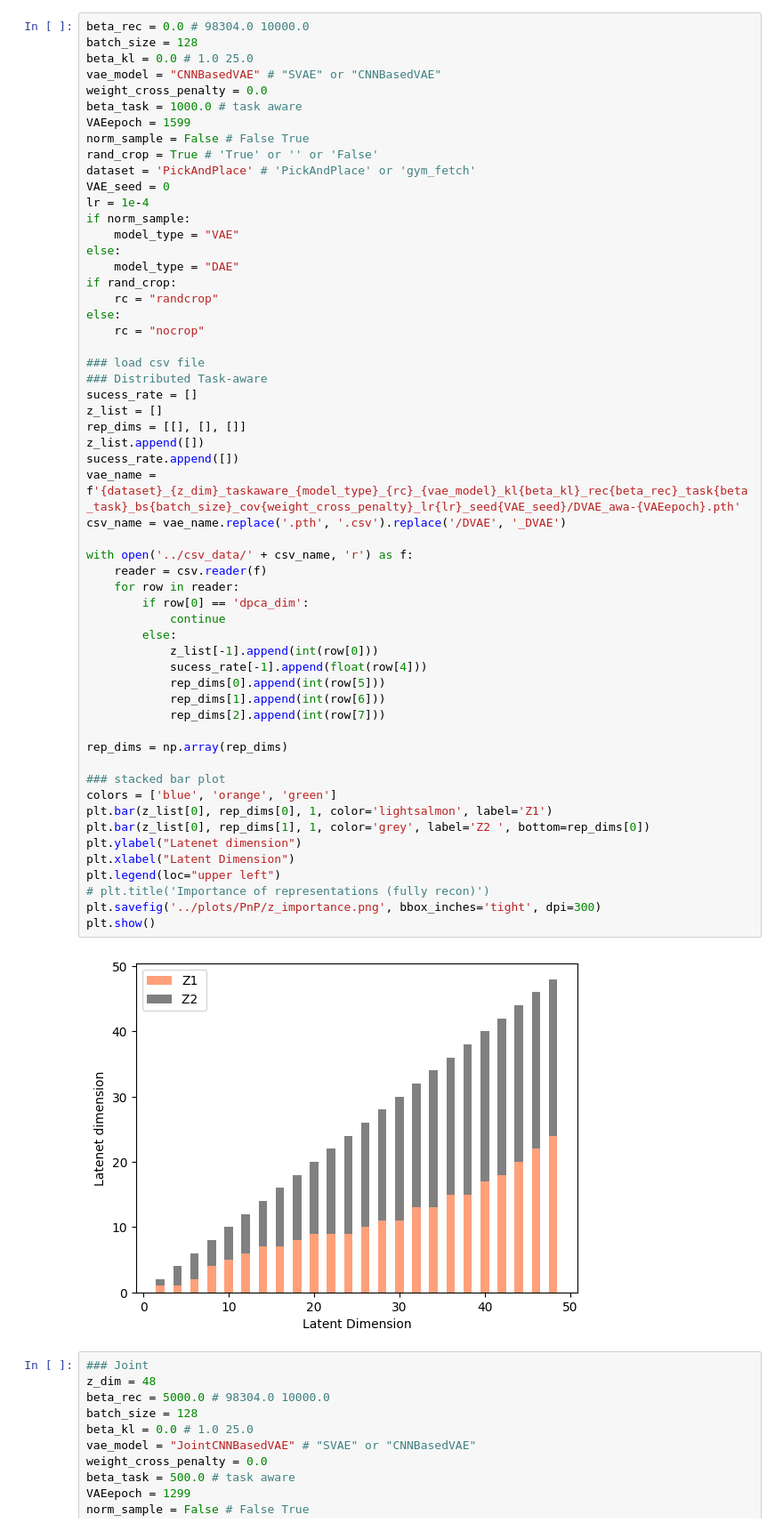
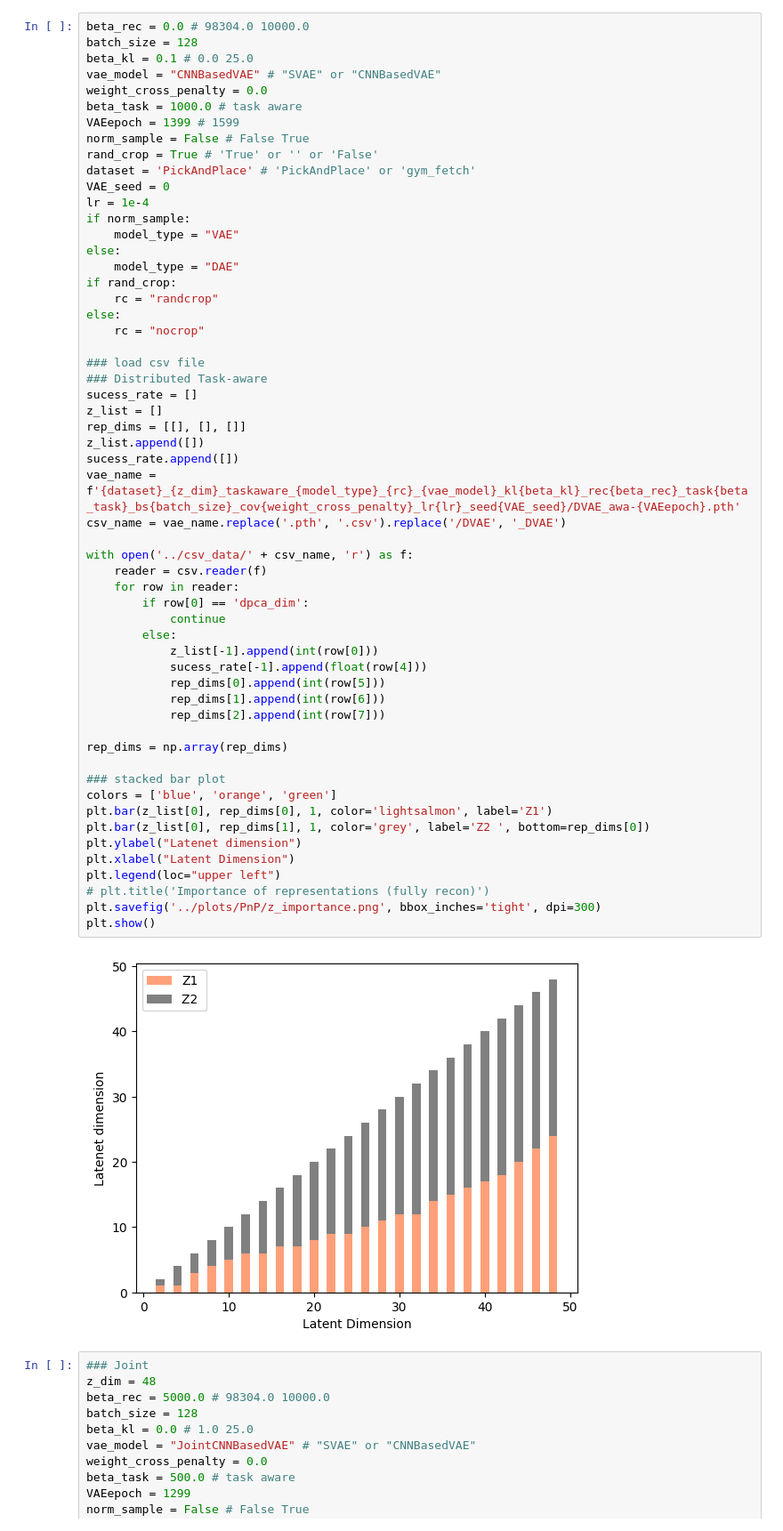
Before and after one commit to UTAustin-SwarmLab/Task-aware-Distributed-Source-Coding, a Jupyter notebook: PnP_scripts/plot＿pnp_evalEQ.ipynb, the cells around one changed output. Shown: that part at 89% size. Drawn from its saved outputs; the diff is of its cells as text.

```diff
--- a/PnP_scripts/plot＿pnp_evalEQ.ipynb
+++ b/PnP_scripts/plot＿pnp_evalEQ.ipynb
@@ -17,11 +18,11 @@ vae_path = './gym_fetch/models/'
 # %%
 beta_rec = 0.0 # 98304.0 10000.0
 batch_size = 128
-beta_kl = 0.0 # 1.0 25.0
+beta_kl = 0.1 # 0.0 25.0
 vae_model = "CNNBasedVAE" # "SVAE" or "CNNBasedVAE"
 weight_cross_penalty = 0.0
 beta_task = 1000.0 # task aware
-VAEepoch = 1599
+VAEepoch = 1399 # 1599
 norm_sample = False # False True
 rand_crop = True # 'True' or '' or 'False'
 dataset = 'PickAndPlace' # 'PickAndPlace' or 'gym_fetch'
@@ -44,34 +45,34 @@ rep_dims = [[], [], []]
 z_list.append([])
 sucess_rate.append([])
 vae_name = f'{dataset}_{z_dim}_taskaware_{model_type}_{rc}_{vae_model}_kl{beta_kl}_rec{beta_rec}_task{beta_task}_bs{batch_size}_cov{weight_cross_penalty}_lr{lr}_seed{VAE_seed}/DVAE_awa-{VAEepoch}.pth'
 csv_name = vae_name.replace('.pth', '.csv').replace('/DVAE', '_DVAE')
 
 with open('../csv_data/' + csv_name, 'r') as f:
     reader = csv.reader(f)
     for row in reader:
         if row[0] == 'dpca_dim':
             continue
         else:
             z_list[-1].append(int(row[0]))
             sucess_rate[-1].append(float(row[4]))
             rep_dims[0].append(int(row[5]))
             rep_dims[1].append(int(row[6]))
             rep_dims[2].append(int(row[7]))
 
 rep_dims = np.array(rep_dims)
 
 ### stacked bar plot
 colors = ['blue', 'orange', 'green']
 plt.bar(z_list[0], rep_dims[0], 1, color='lightsalmon', label='Z1')
 plt.bar(z_list[0], rep_dims[1], 1, color='grey', label='Z2 ', bottom=rep_dims[0])
 plt.ylabel("Latenet dimension")
 plt.xlabel("Latent Dimension")
 plt.legend(loc="upper left")
 # plt.title('Importance of representations (fully recon)')
 plt.savefig('../plots/PnP/z_importance.png', bbox_inches='tight', dpi=300)
 plt.show()
 # %% [output]
-[figure, old version]
+[figure, new version]
 # %%
 ### Joint
 z_dim = 48
```
Also changed, not shown: parts of 2 cells of this notebook, 13 other files.
